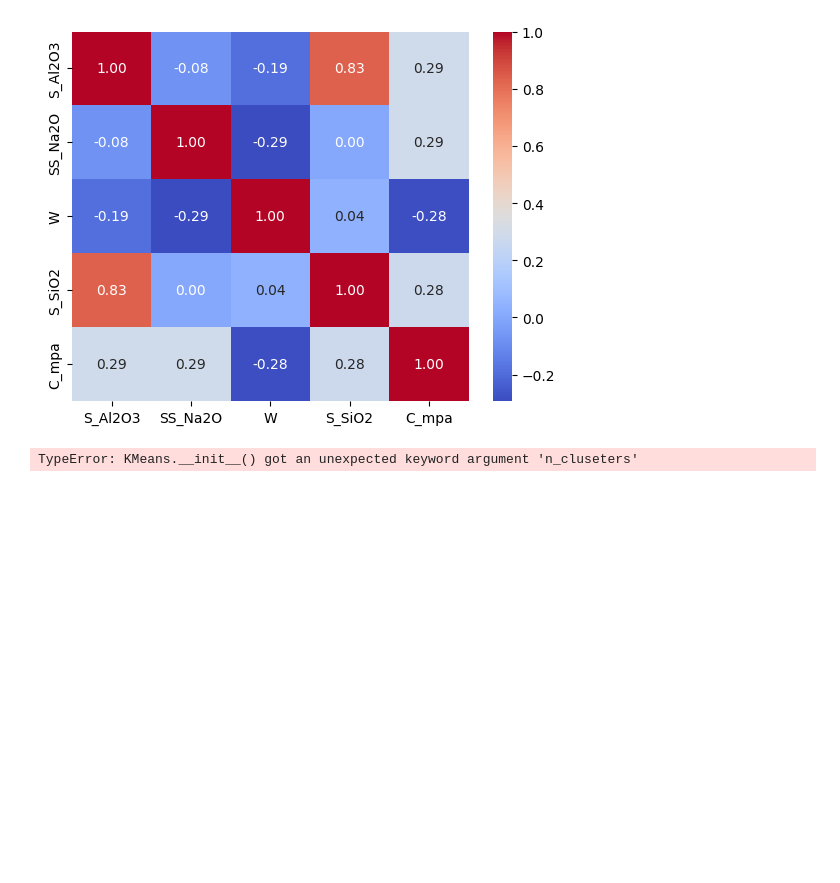
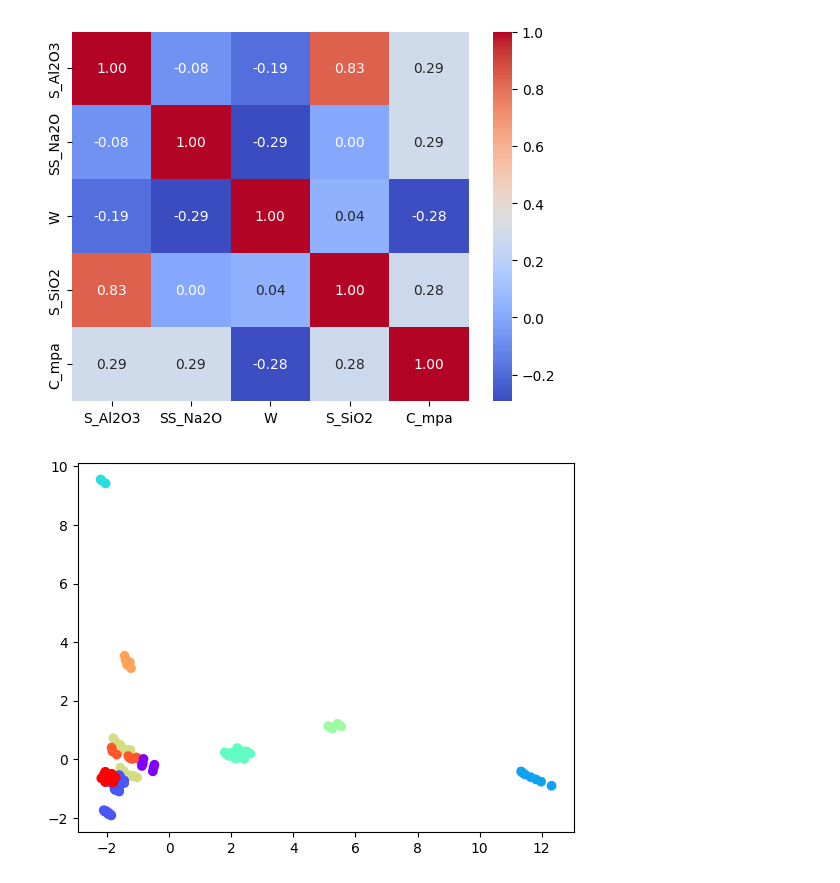
Before and after one commit to bluebynick/CEE-9730-Data-Science-for-Geotechnical-Engineers, a Jupyter notebook: Assignment_2.ipynb, the cells around one changed output. Drawn from its saved outputs; the diff is of its cells as text; code cells hidden in the pictures; blank space fills up the shorter version.

```diff
--- a/Assignment_2.ipynb
+++ b/Assignment_2.ipynb
@@ -46,35 +46,35 @@ from sklearn.preprocessing import StandardScaler
 from sklearn.decomposition import PCA
 import numpy as np
 
-KMeans(n_clusters = 10, random_state=42) #10 clusters like tut 4
+clusterer = KMeans(n_clusters = 10, random_state=42) #10 clusters like tut 4
 X = df[numeric_cols].copy() #use all the numeric columns for clustering
 X_scaled = StandardScaler().fit_transform(X) #normalise
 cluster_labels = clusterer.fit_predict(X_scaled) #assign each row to a cluster
 
 pca = PCA(n_components = 3) #from tut 4. create 3 comp PCA
 X_PCA = pca.fit_transform(X_scaled) #fit to data
 
 plt.scatter(X_PCA[:,0], X_PCA[:,1], c=cluster_labels, cmap='rainbow')
 #build the scatter x,y of the fitted PCA and
 plt.show()
 # %% [output]
 Reading package lists... Done
 Building dependency tree... Done
 Reading state information... Done
 openjdk-11-jdk is already the newest version (11.0.28+6-1ubuntu1~22.04.1).
 0 upgraded, 0 newly installed, 0 to remove and 38 not upgraded.
 Requirement already satisfied: tabula-py in /usr/local/lib/python3.12/dist-packages (2.10.0)
 Requirement already satisfied: pandas>=0.25.3 in /usr/local/lib/python3.12/dist-packages (from tabula-py) (2.2.2)
 Requirement already satisfied: numpy>1.24.4 in /usr/local/lib/python3.12/dist-packages (from tabula-py) (2.0.2)
 Requirement already satisfied: distro in /usr/local/lib/python3.12/dist-packages (from tabula-py) (1.9.0)
 Requirement already satisfied: python-dateutil>=2.8.2 in /usr/local/lib/python3.12/dist-packages (from pandas>=0.25.3->tabula-py) (2.9.0.post0)
 Requirement already satisfied: pytz>=2020.1 in /usr/local/lib/python3.12/dist-packages (from pandas>=0.25.3->tabula-py) (2025.2)
 Requirement already satisfied: tzdata>=2022.7 in /usr/local/lib/python3.12/dist-packages (from pandas>=0.25.3->tabula-py) (2025.2)
 ... (37 lines left out)
 124   36.2
 125   52.3
 
 [126 rows x 31 columns]
 [figure]
 [figure]
-TypeError: KMeans.__init__() got an unexpected keyword argument 'n_cluseters'
+[figure, added]
```
